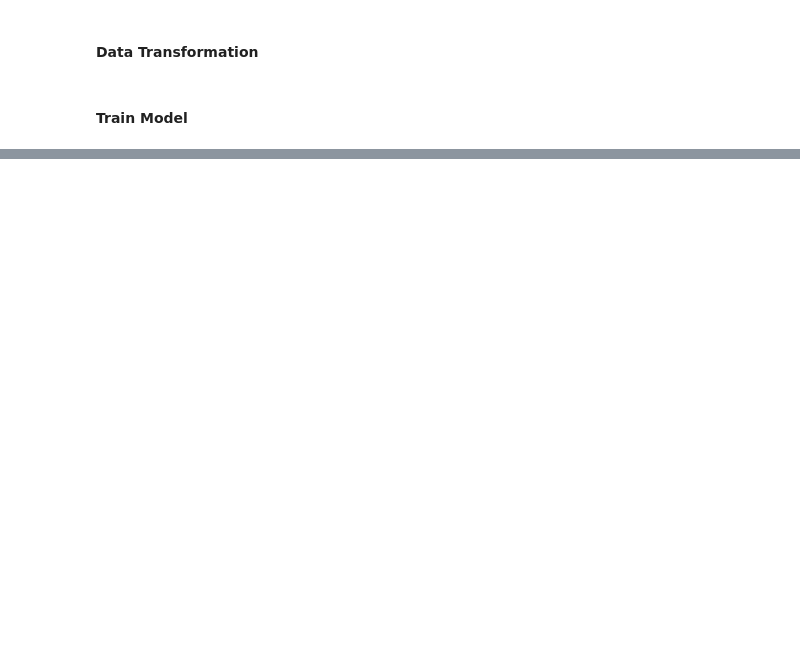
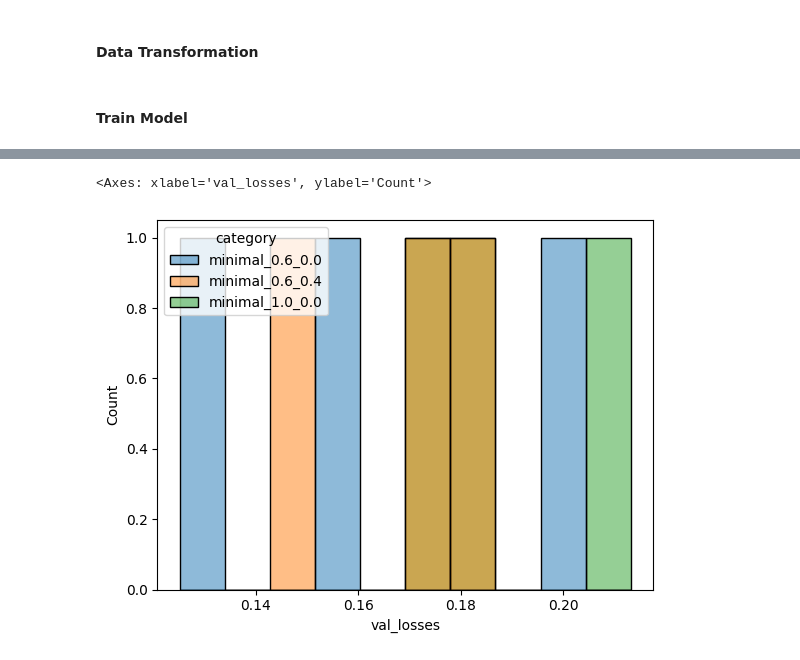
Before and after one commit to dan-kwon/MAS-thesis, a Jupyter notebook: convolutional_neural_network.ipynb, the cells around one changed output, grey strips where cells are left out. Saved outputs shown, nothing was run; the diff lists cells and outputs as text; code cells hidden in the pictures; blank space fills up the shorter version.

```diff
--- a/convolutional_neural_network.ipynb
+++ b/convolutional_neural_network.ipynb
@@ -219,0 +270,10 @@ Epoch 10/10, Train Loss: 0.7769, Val Loss: 0.8293, Val Accuracy: 0.580078125
+# %%
+sns.histplot(
+    data=df_results[df_results['category'].isin([f'{transform_category}_1.0_0.0',f'{transform_category}_0.6_0.4',f'{transform_category}_0.6_0.0'])].groupby(['sim_num','category']).min().reset_index(),
+    x='val_losses',
+    hue='category',
+    bins=10
+)
+# %% [output]
+<Axes: xlabel='val_losses', ylabel='Count'>
+[figure, added]
```
Also changed, not shown: parts of 7 cells of this notebook, 3 other files.
